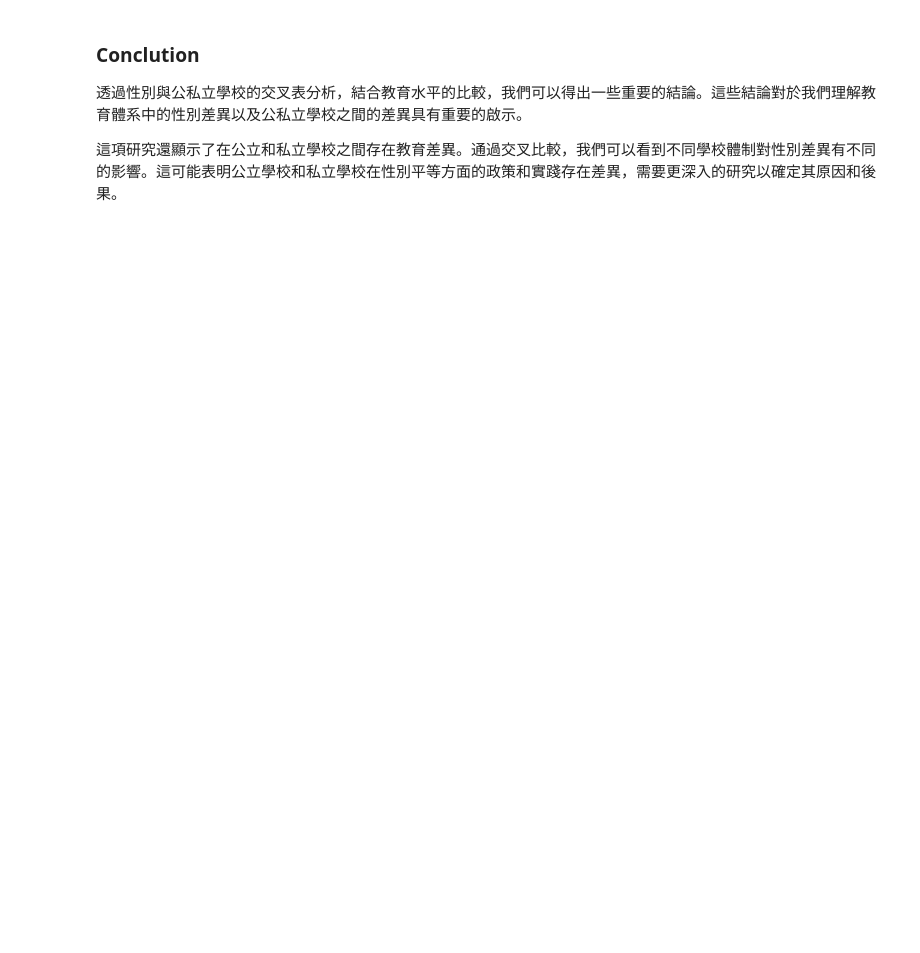
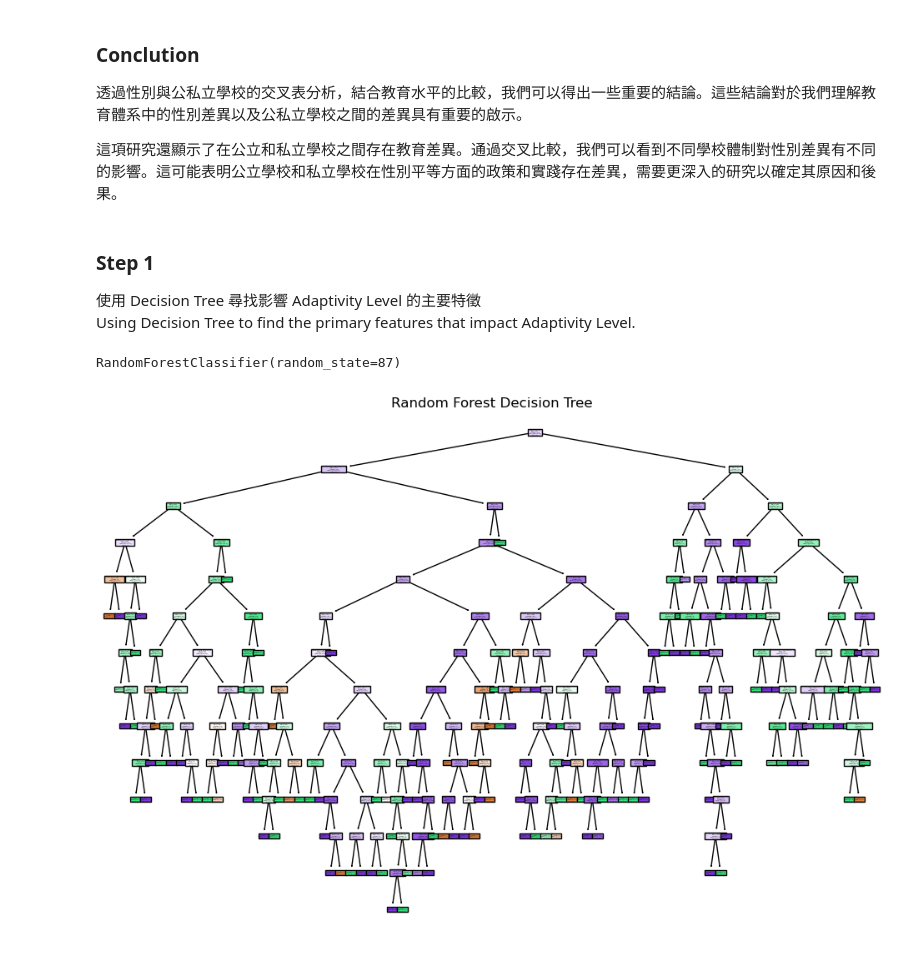
Before and after one commit to Bighsueh/AdaptabilityLevelAnalysis, a Jupyter notebook: main.ipynb, the cells around one changed output. Saved outputs shown, nothing was run; the diff lists cells and outputs as text; code cells hidden in the pictures; blank space fills up the shorter version.

```diff
--- a/main.ipynb
+++ b/main.ipynb
@@ -147,0 +151,32 @@ Girl                     142             400
+# %% [markdown]
+### Step 1
+使用 Decision Tree 尋找影響 Adaptivity Level 的主要特徵
+Using Decision Tree to find the primary features that impact Adaptivity Level.
+# %%
+target_feature: str = 'Adaptivity Level'
+X = df.drop(columns=[target_feature])
+y = df[target_feature]
+# %%
+df_columns = list(df.columns)
+df_columns.remove(target_feature)
+
+X = pd.get_dummies(X, columns=df_columns)
+
+X_train, X_test, y_train, y_test = train_test_split(X, y, test_size=0.2, random_state=88)
+# %%
+# create a RandomForest model
+model = RandomForestClassifier(random_state=87)
+
+# use data to fit model
+model.fit(X_train, y_train)
+# %% [output]
+RandomForestClassifier(random_state=87)
+# %%
+target_tree = model.estimators_[0]
+
+plt.figure(figsize=(12, 8))
+tree.plot_tree(target_tree, feature_names=X_train.columns, class_names=True, filled=True)
+plt.title(f"Random Forest Decision Tree")
+plt.show()
+# %% [output]
+[figure, added]
```
Also changed, not shown: parts of 14 cells of this notebook.
